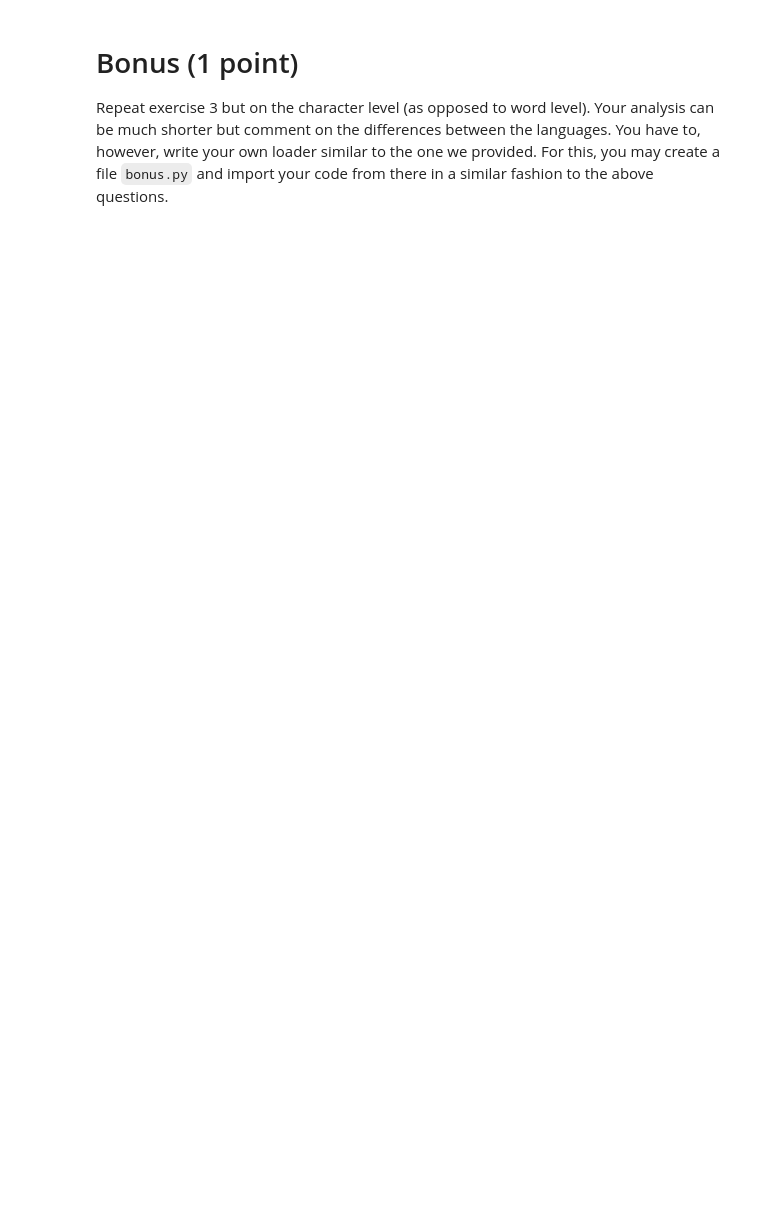
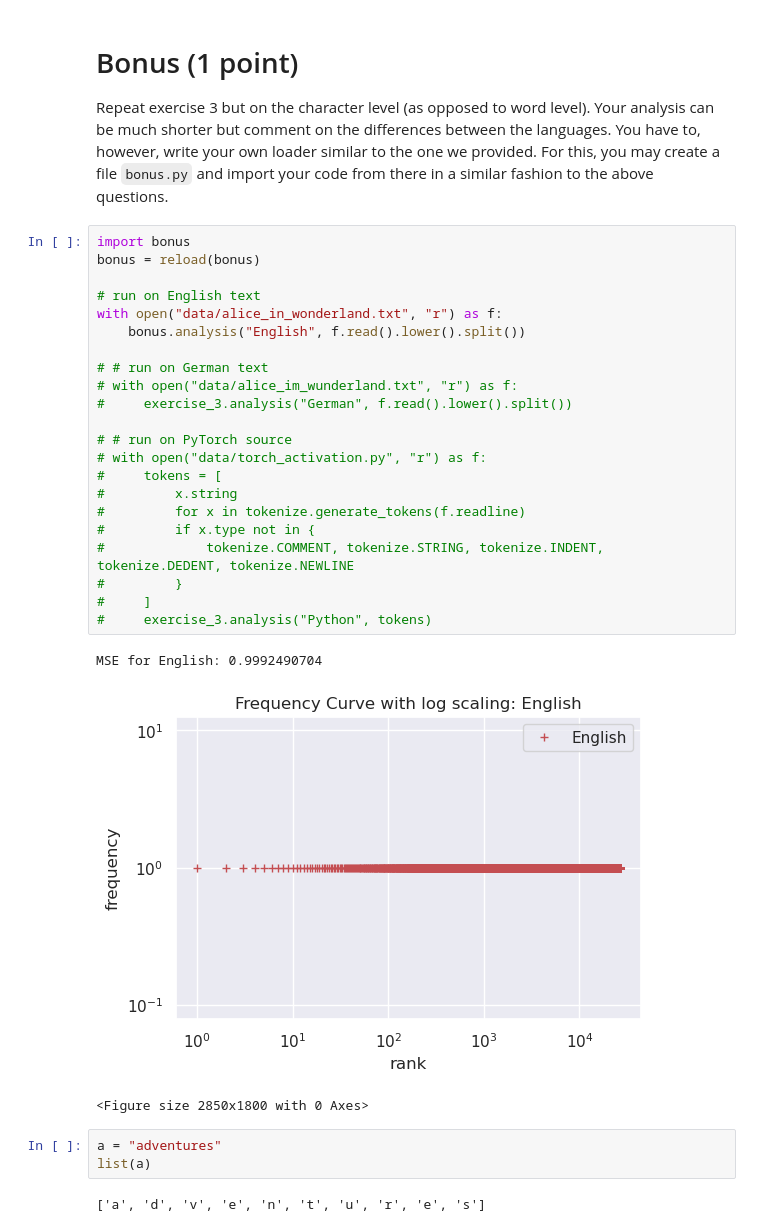
Before and after one commit to sangeet2020/ss-21, a Jupyter notebook: snlp/hw1/Assignment1.ipynb, the cells around one changed output. Drawn from its saved outputs; the diff is of its cells as text; blank space fills up the shorter version.

```diff
--- a/snlp/hw1/Assignment1.ipynb
+++ b/snlp/hw1/Assignment1.ipynb
@@ -120,3 +135,34 @@ with open("data/torch_activation.py", "r") as f:
 # Bonus (1 point)
 
 Repeat exercise 3 but on the character level (as opposed to word level). Your analysis can be much shorter but comment on the differences between the languages. You have to, however, write your own loader similar to the one we provided. For this, you may create a file `bonus.py` and import your code from there in a similar fashion to the above questions.
+# %%
+import bonus
+bonus = reload(bonus)
+
+# run on English text
+with open("data/alice_in_wonderland.txt", "r") as f:
+    bonus.analysis("English", f.read().lower().split())
+
+# # run on German text
+# with open("data/alice_im_wunderland.txt", "r") as f:
+#     exercise_3.analysis("German", f.read().lower().split())
+
+# # run on PyTorch source
+# with open("data/torch_activation.py", "r") as f:
+#     tokens = [
+#         x.string
+#         for x in tokenize.generate_tokens(f.readline)
+#         if x.type not in {
+#             tokenize.COMMENT, tokenize.STRING, tokenize.INDENT, tokenize.DEDENT, tokenize.NEWLINE
+#         }
+#     ]
+#     exercise_3.analysis("Python", tokens)
+# %% [output]
+MSE for English: 0.9992490704
+[figure, added]
+<Figure size 2850x1800 with 0 Axes>
+# %%
+a = "adventures"
+list(a)
+# %% [output]
+['a', 'd', 'v', 'e', 'n', 't', 'u', 'r', 'e', 's']
```
Also changed, not shown: parts of 5 cells of this notebook, 2 other files.
